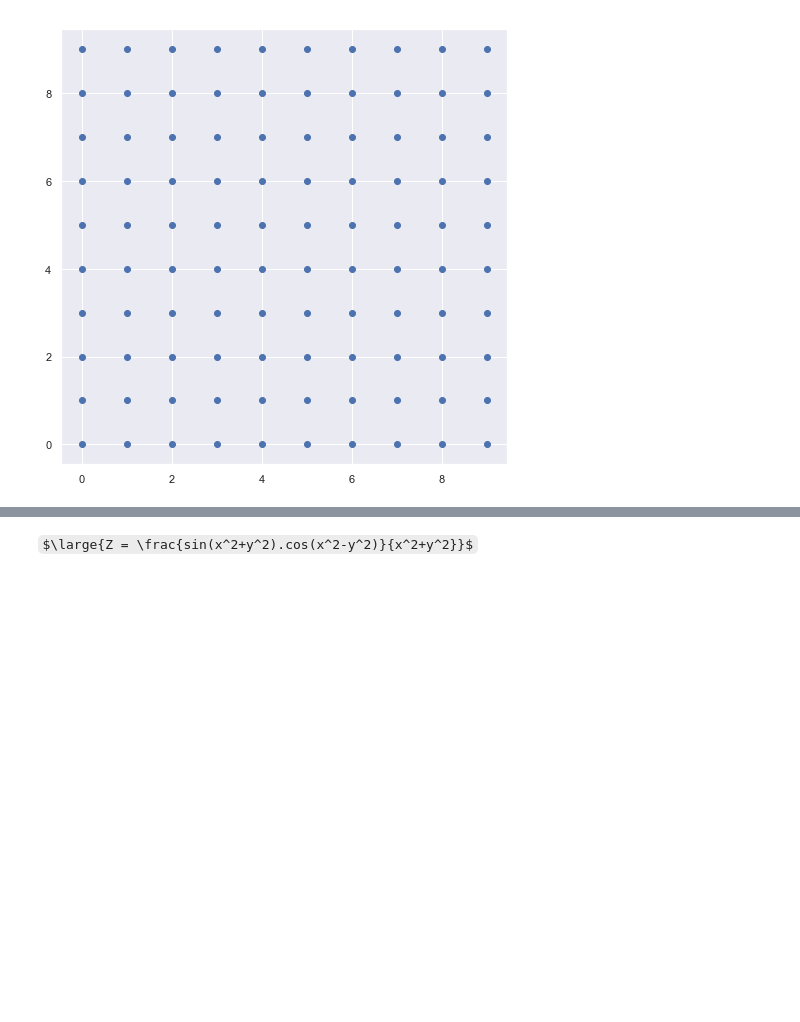
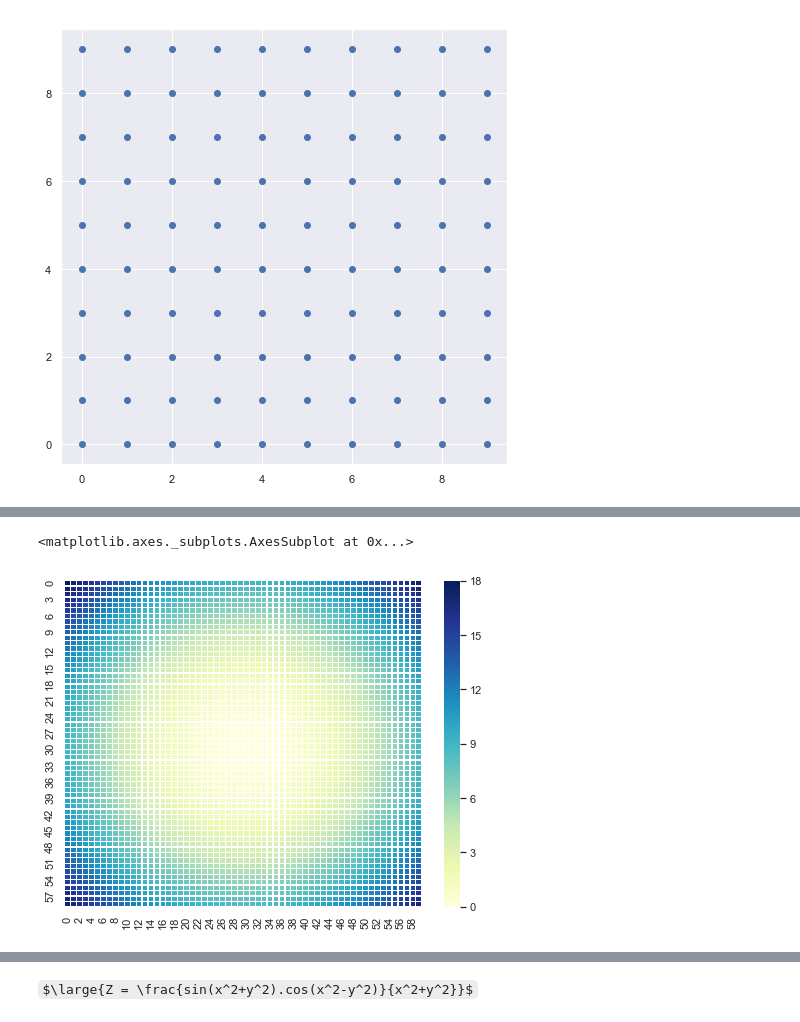
Before and after one commit to npshub/numpy, a Jupyter notebook: 3.Meshgrid.ipynb, the cells around one changed output, grey strips where cells are left out. Saved outputs shown, nothing was run; the diff lists cells and outputs as text; code cells hidden in the pictures; some formulas as TeX source; blank space fills up the shorter version.

```diff
--- a/3.Meshgrid.ipynb
+++ b/3.Meshgrid.ipynb
@@ -55,0 +57,8 @@ plt.scatter(XG,YG)
+# %%
+ns = 10
+xs = np.arange(-3,3,1/ns)
+ys = np.arange(-3,3,1/ns)
+
+XG, YG = np.meshgrid(xs, ys, sparse=True)
+# %%
+ZG = XG**2 + YG**2
@@ -55,0 +75,6 @@ plt.scatter(XG,YG)
+# %%
+plt.figure(figsize = [8,6])
+sns.heatmap(ZG, annot =False,cmap ="YlGnBu",linewidths=.2)
+# %% [output]
+<matplotlib.axes._subplots.AxesSubplot at 0x...>
+[figure, added]
```
Also changed, not shown: parts of 12 cells of this notebook, 2 other files.
